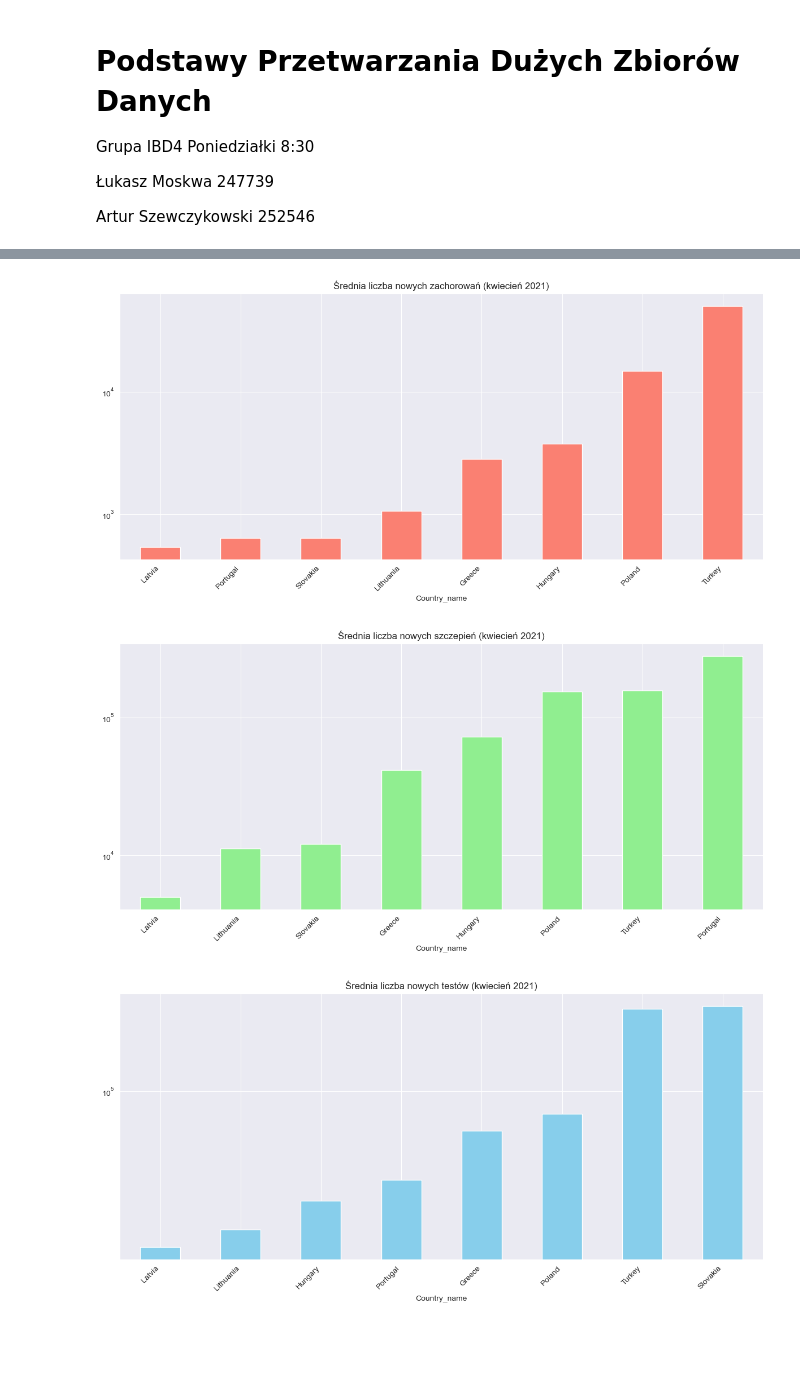
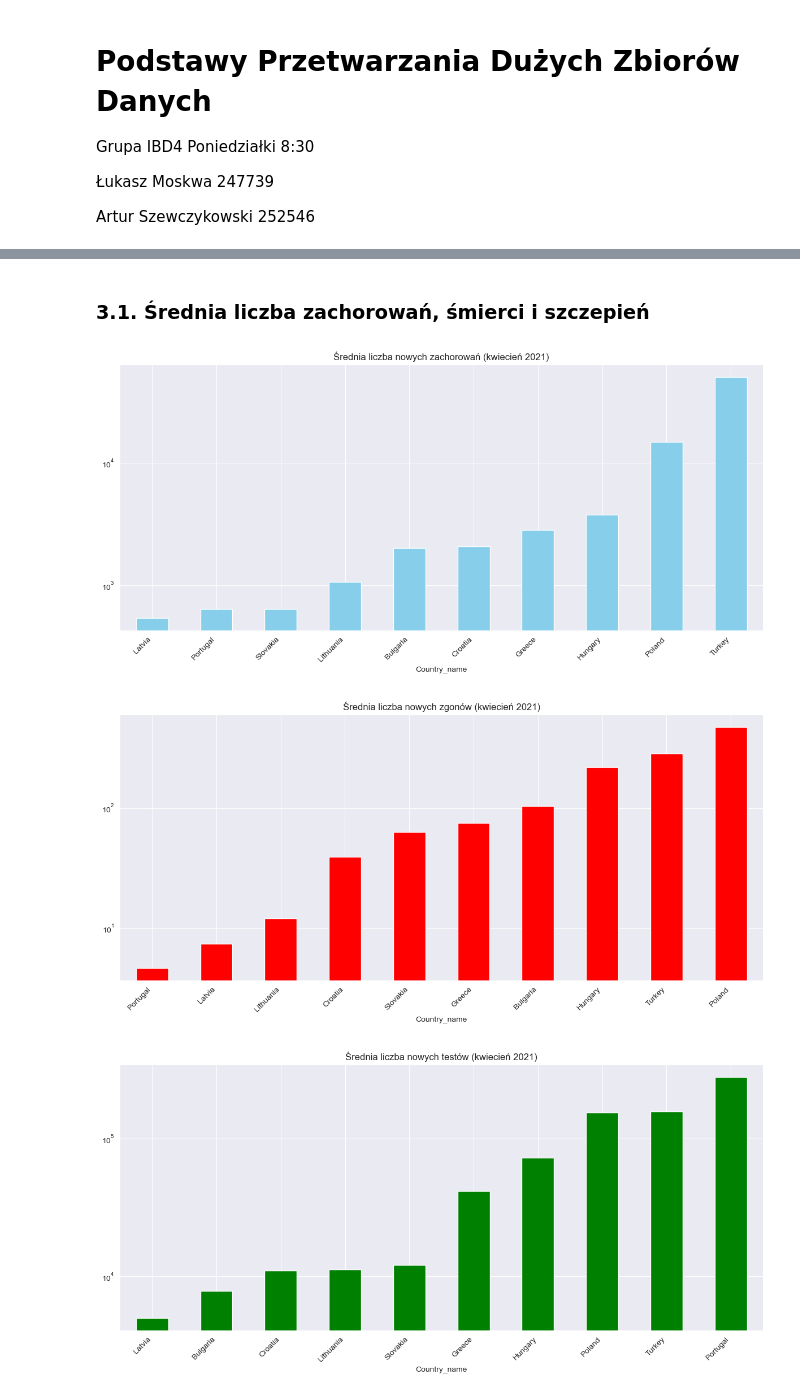
Before and after one commit to AbsZeroO/big-data, a Jupyter notebook: Poziom_2/Poziom2.ipynb, the cells around one changed output, grey strips where cells are left out. Cells and saved outputs as stored; diff of their text form; code cells hidden in the pictures; blank space fills up the shorter version.

```diff
--- a/Poziom_2/Poziom2.ipynb
+++ b/Poziom_2/Poziom2.ipynb
@@ -9,6 +11,7 @@ Artur Szewczykowski 252546
 # %%
 import seaborn as sns
 import pandas as pd
+import numpy as np
 from matplotlib import pyplot as plt
-merged_covid_df = pd.read_csv("../wyniki/final_final.csv")
+df_data = pd.read_csv("../wyniki/final_data.csv")
 # %%
@@ -148,14 +118,9 @@ Część 3 (poziom podstawowy) - obliczenia statystyczne
 # %%
-df_3 = pd.read_csv("../wyniki/merge_all_data_from_4.csv")
+countries = ["Portugal", "Lithuania", "Slovakia", "Latvia", "Greece", "Hungary",
+                      "Poland", "Croatia", "Bulgaria", "Turkey"]
 
-# Lista wybranych krajów -
-countries = ["Portugal", "Lithuania", "Slovakia", "Latvia", "Greece", "Hungary",
-                      "Poland", "Croatia" "BGR", "Turkey"]
-
-# Filtrowanie: tylko wybrane kraje i kwiecień 2021
-df_filtered3 = df_3[
-    (df_3["Country_name"].isin(countries)) &
-    (df_3["date"].str.startswith("2021-04"))]
-
-display (df_filtered3)
+df_filtered = df_data[
+    (df_data["Country_name"].isin(countries)) &
+    (df_data["date"].str.startswith("2021-04"))]
+display (df_filtered)
 # %% [output]
@@ -175,34 +140,34 @@ display (df_filtered3)
+# %% [markdown]
+### 3.1. Średnia liczba zachorowań, śmierci i szczepień
 # %%
-metrics = ["Total_confirmed_cases", "Total_new_vacinations", "Total_tested"]
-
-# 3.1 Średnia liczba nowych zachorowań
-mean_confirmed_cases = df_filtered3.groupby("Country_name")["Total_confirmed_cases"].mean().sort_values()
+# 3.1.1. Średnia liczba nowych zachorowań
+confirmed = df_filtered.groupby("Country_name")["Total_confirmed_cases"].mean().sort_values()
 plt.figure(figsize=(12, 6))
-mean_confirmed_cases.plot(kind="bar", logy=True, color="salmon")
+confirmed.plot(kind="bar", logy=True, color="skyblue")
 plt.title("Średnia liczba nowych zachorowań (kwiecień 2021)")
 plt.xticks(rotation=45, ha="right")
 plt.tight_layout()
 plt.show()
 
-# 3.2 Średnia liczba nowych szczepień
-mean_vaccinations = df_filtered3.groupby("Country_name")["Total_new_vacinations"].mean().sort_values()
+# 3.1.2. Średnia liczba nowych zgonów
+deceased = df_filtered.groupby("Country_name")["Total_new_deceased"].mean().sort_values()
 plt.figure(figsize=(12, 6))
-mean_vaccinations.plot(kind="bar", logy=True, color="lightgreen")
-plt.title("Średnia liczba nowych szczepień (kwiecień 2021)")
+deceased.plot(kind="bar", logy=True, color="red")
+plt.title("Średnia liczba nowych zgonów (kwiecień 2021)")
 plt.xticks(rotation=45, ha="right")
 plt.tight_layout()
 plt.show()
 
-# 3.3 Średnia liczba nowych testów
-mean_tested = df_filtered3.groupby("Country_name")["Total_tested"].mean().sort_values()
+# 3.1.3. Średnia liczba nowych szczepień
+vaccinations = df_filtered.groupby("Country_name")["Total_new_vaccinations"].mean().sort_values()
 plt.figure(figsize=(12, 6))
-mean_tested.plot(kind="bar", logy=True, color="skyblue")
+vaccinations.plot(kind="bar", logy=True, color="green")
 plt.title("Średnia liczba nowych testów (kwiecień 2021)")
 plt.xticks(rotation=45, ha="right")
 plt.tight_layout()
 plt.show()
 # %% [output]
-[figure, old version]
+[figure, new version]
-[figure, old version]
+[figure, new version]
-[figure, old version]
+[figure, new version]
 # %% [markdown]
```
Also changed, not shown: parts of 28 cells of this notebook.
